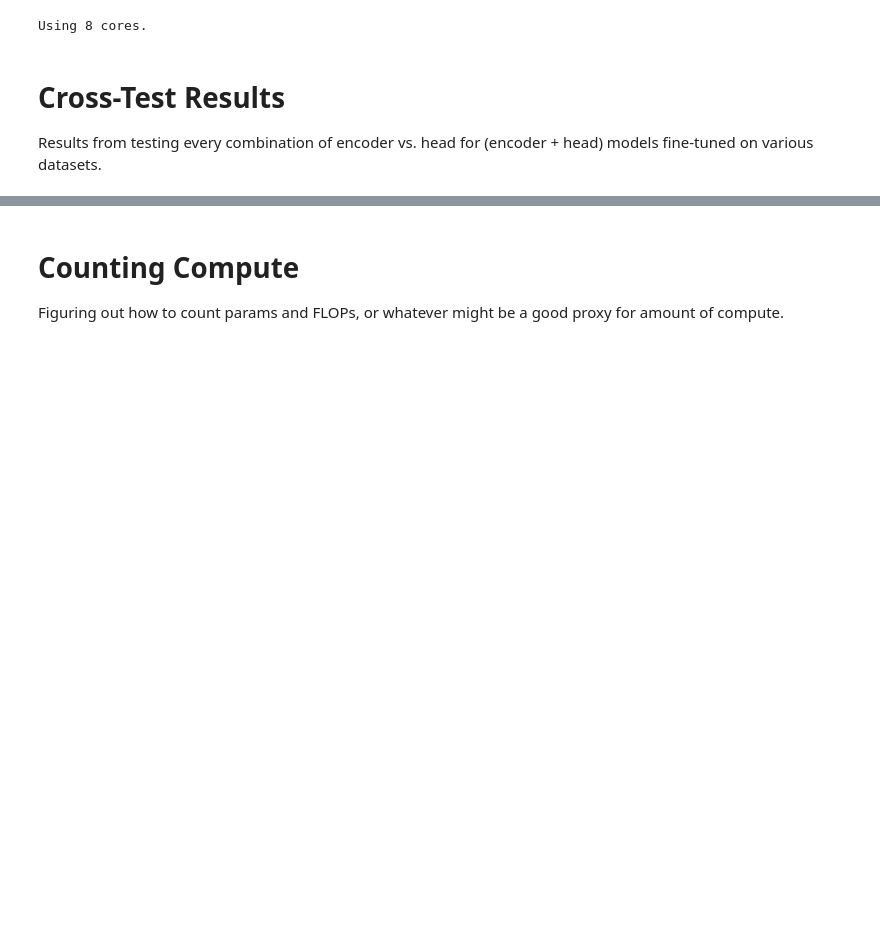
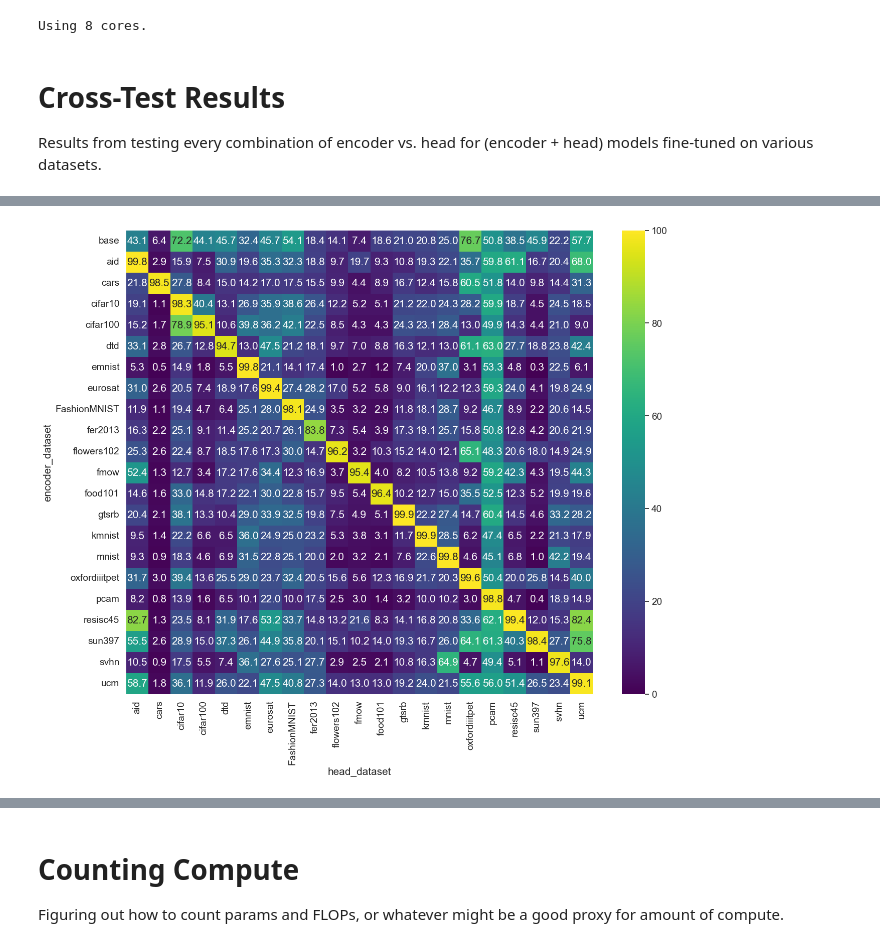
Before and after one commit to uvm-neurobotics-lab/stitching, a Jupyter notebook: src/sandbox.ipynb, the cells around one changed output, grey strips where cells are left out. Drawn from its saved outputs; the diff is of its cells as text; code cells hidden in the pictures; blank space fills up the shorter version.

```diff
--- a/src/sandbox.ipynb
+++ b/src/sandbox.ipynb
@@ -53,0 +177,8 @@ pd.read_pickle(Path("../cross-test-result.pkl"))
+# %%
+fig = plt.figure(figsize=(15, 12))
+_ = sns.heatmap(rect_train_df * 100, vmin=0.0, vmax=100.0, xticklabels=True, yticklabels=True, cmap="viridis",
+                annot=True, fmt=".1f")
+plt.savefig("../cross-test-heatmap-labeled-train.pdf", bbox_inches="tight")
+plt.savefig("../cross-test-heatmap-labeled-train.png", bbox_inches="tight")
+# %% [output]
+[figure, added]
```
Also changed, not shown: parts of 12 cells of this notebook, 1 other file.
